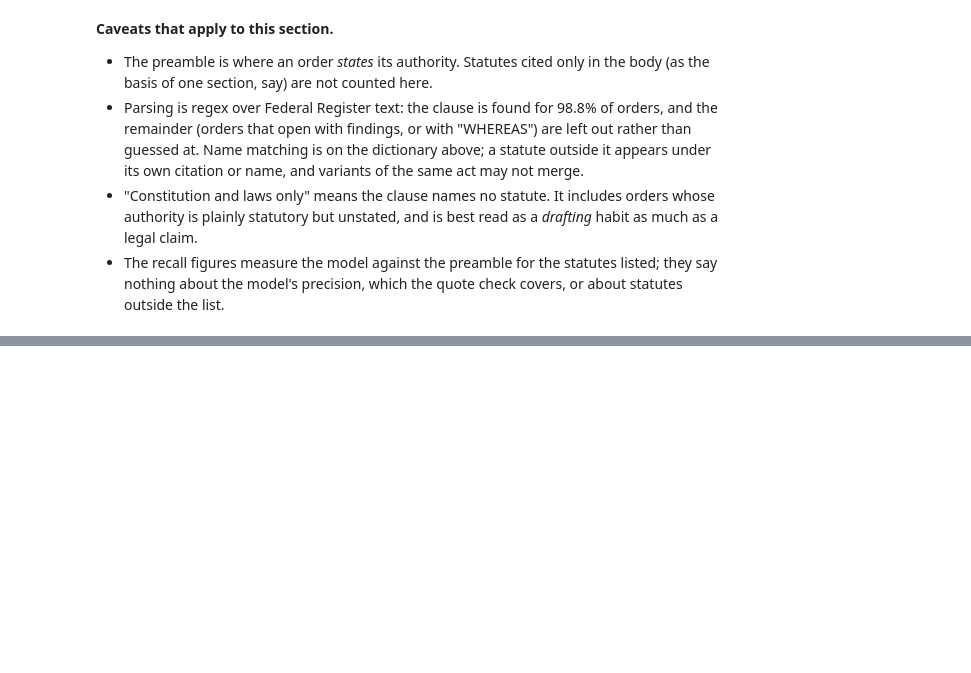
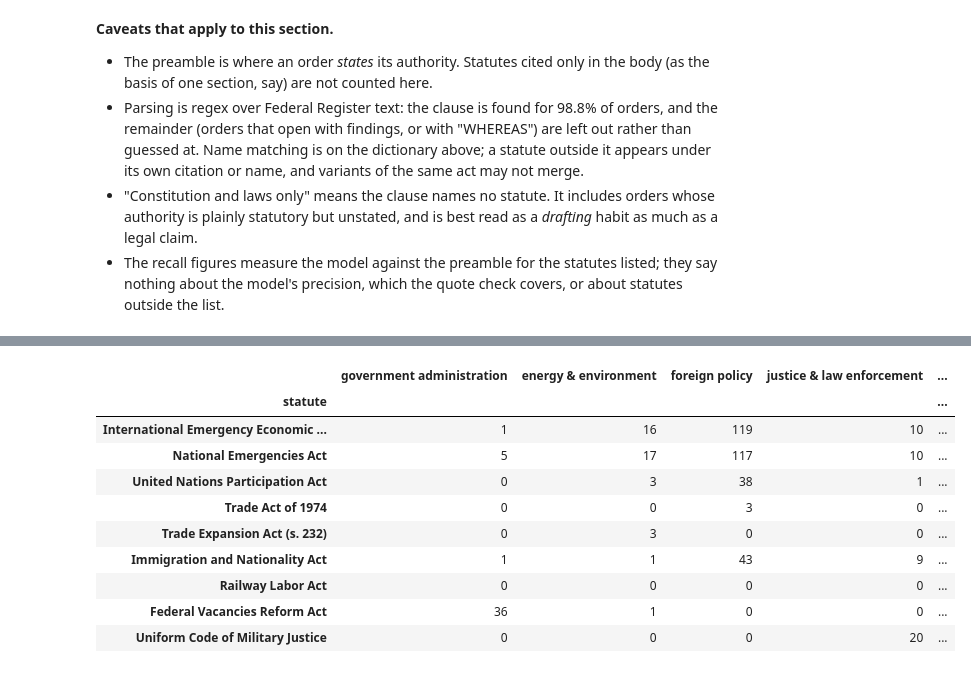
Before and after one commit to DaveKT/EO_Analysis, a Jupyter notebook: notebooks/analysis.ipynb, the cells around one changed output, grey strips where cells are left out. Saved outputs shown, nothing was run; the diff lists cells and outputs as text; code cells hidden in the pictures; blank space fills up the shorter version.

```diff
--- a/notebooks/analysis.ipynb
+++ b/notebooks/analysis.ipynb
@@ -1583,0 +1605,36 @@ orders citing at least one statute: 683; of those, with any authorities row: 498
+# %%
+EXPECTED = {
+    # Emergencies are declared over cyber, ICT supply chains and the bulk-power grid as
+    # well as foreign threats, so technology and energy are acceptable subjects too.
+    "International Emergency Economic Powers Act": {"foreign_policy", "trade", "security_and_defense",
+                                                    "technology_and_research", "energy_and_environment"},
+    "National Emergencies Act": {"foreign_policy", "trade", "security_and_defense", "technology_and_research",
+                                 "energy_and_environment", "health", "immigration"},
+    "United Nations Participation Act": {"foreign_policy", "security_and_defense"},
+    "Trade Act of 1974": {"trade", "economy_and_finance"},
+    "Trade Expansion Act (s. 232)": {"trade", "security_and_defense", "economy_and_finance"},
+    "Immigration and Nationality Act": {"immigration", "foreign_policy", "security_and_defense"},
+    "Railway Labor Act": {"labor_and_workforce"},
+    "Federal Vacancies Reform Act": {"government_administration"},
+    "Uniform Code of Military Justice": {"security_and_defense", "justice_and_law_enforcement"},
+}
+
+by_statute = exploded.merge(q("SELECT document_number, primary_topic, title FROM orders"), on="document_number")
+cross = (by_statute[by_statute.statute.isin(EXPECTED)]
+         .pivot_table(index="statute", columns="primary_topic", values="document_number", aggfunc="nunique", fill_value=0)
+         .reindex(index=list(EXPECTED)))
+cross = cross[[t for t in TOPIC_ORDER if t in cross.columns]]
+cross.columns = [label(t) for t in cross.columns]
+cross
+# %% [output]
+|  | government administration | energy & environment | foreign policy | justice & law enforcement | ... |
+| statute |  |  |  |  | ... |
+| International Emergency Economic ... | 1 | 16 | 119 | 10 | ... |
+| National Emergencies Act | 5 | 17 | 117 | 10 | ... |
+| United Nations Participation Act | 0 | 3 | 38 | 1 | ... |
+| Trade Act of 1974 | 0 | 0 | 3 | 0 | ... |
+| Trade Expansion Act (s. 232) | 0 | 3 | 0 | 0 | ... |
+| Immigration and Nationality Act | 1 | 1 | 43 | 9 | ... |
+| Railway Labor Act | 0 | 0 | 0 | 0 | ... |
+| Federal Vacancies Reform Act | 36 | 1 | 0 | 0 | ... |
+| Uniform Code of Military Justice | 0 | 0 | 0 | 20 | ... |
```
Also changed, not shown: parts of 8 cells of this notebook.
